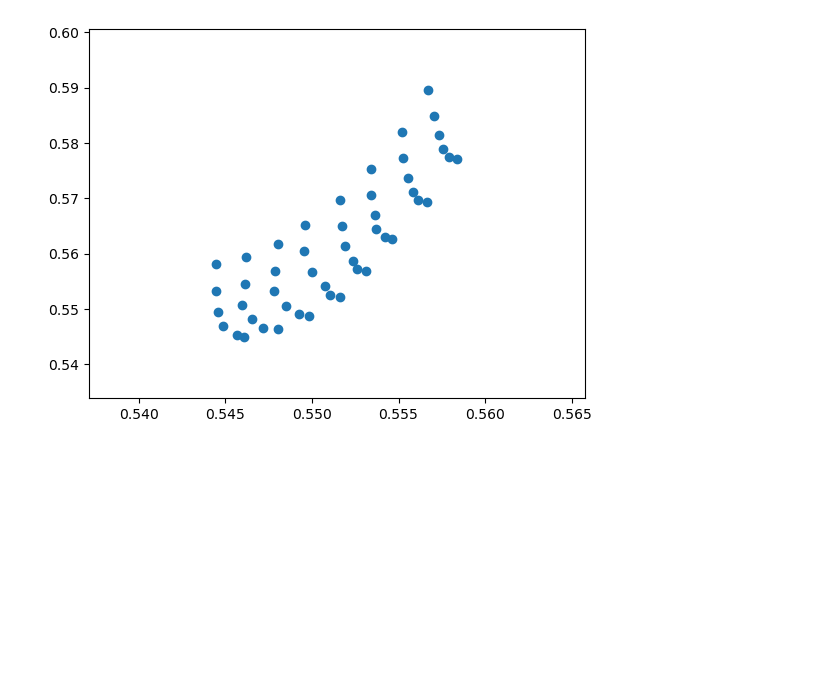
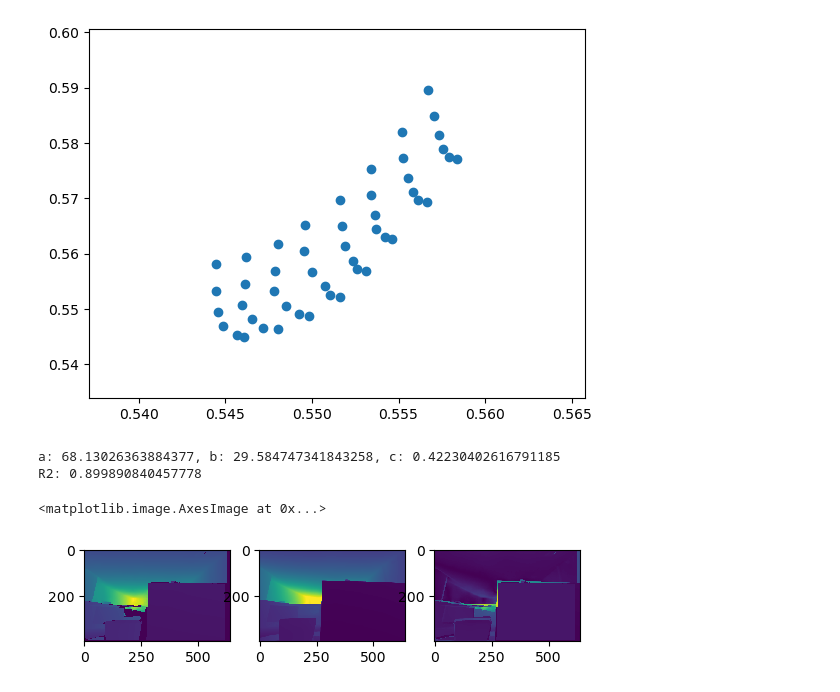
Before and after one commit to tauzn-clock/deep-stereo, a Jupyter notebook: scripts/evaluate_accuracy.ipynb, the cells around one changed output. Drawn from its saved outputs; the diff is of its cells as text; code cells hidden in the pictures; blank space fills up the shorter version.

Commit message:
working depth estimator

```diff
--- a/scripts/evaluate_accuracy.ipynb
+++ b/scripts/evaluate_accuracy.ipynb
@@ -6,11 +6,14 @@ import numpy as np
 import rosbag
 import matplotlib.pyplot as plt
 import custom_utils.data_conversion as data_conversion
+import custom_utils.depth_anything_interface as depth_anything_interface
 
 DATAFILE = "/scratchdata/stationary"
 FRAME_INDEX = 0
 SQUARE_SIZE = 25 #mm
 CHECKERBOARD = (8,6)
+DEVICE = 'cuda' if torch.cuda.is_available() else 'mps' if torch.backends.mps.is_available() else 'cpu'
+MODEL = depth_anything_interface.get_model(DEVICE)
 
 # Open bag file
 bag_file_path = os.path.join(DATAFILE, "raw.bag")
@@ -146,3 +152,22 @@ Max error:  0.032783290969897294
 Standard deviation:  0.008251471843604065
 <matplotlib.collections.PathCollection at 0x...>
 [figure]
+# %%
+est_depth = MODEL.infer_image(np.array(img)) # HxW raw depth map in numpy
+
+pred_depth, popt = depth_anything_interface.get_pred_depth(depth, est_depth, verbose=True)
+
+fig, axs = plt.subplots(1, 3)
+
+depth_normalised = (depth - np.min(depth)) / (np.max(depth) - np.min(depth))
+pred_normalised = (pred_depth - np.min(pred_depth)) / (np.max(pred_depth) - np.min(pred_depth))
+
+axs[0].imshow(depth_normalised)
+axs[1].imshow(pred_normalised)
+diff = abs(depth_normalised - pred_normalised)
+axs[2].imshow(diff)
+# %% [output]
+a: 68.13026363884377, b: 29.584747341843258, c: 0.42230402616791185
+R2: 0.899890840457778
+<matplotlib.image.AxesImage at 0x...>
+[figure, added]
```
Also changed, not shown: parts of 3 cells of this notebook, 2 other files.
